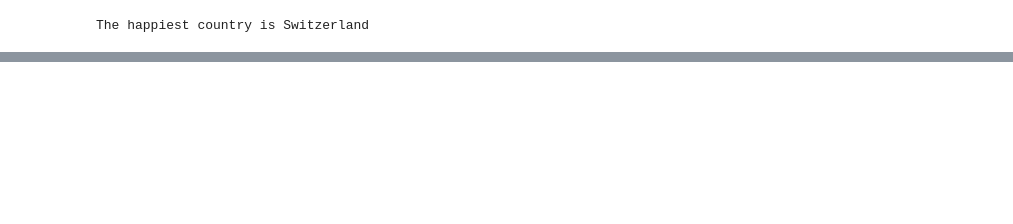
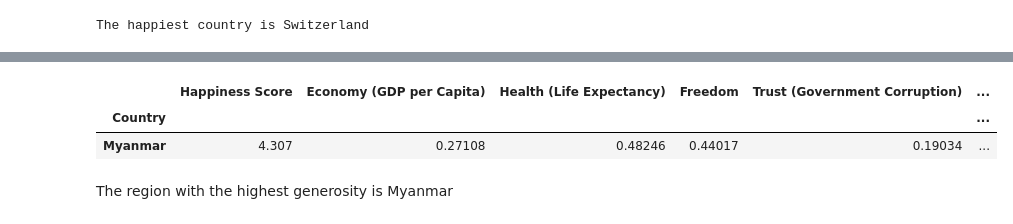
Before and after one commit to Daniel-Oduntan/DDSFE_DOduntan, a Jupyter notebook: HW2/Happiness.ipynb, the cells around one changed output, grey strips where cells are left out. Saved outputs shown, nothing was run; the diff lists cells and outputs as text; code cells hidden in the pictures; blank space fills up the shorter version.

```diff
--- a/HW2/Happiness.ipynb
+++ b/HW2/Happiness.ipynb
@@ -113,0 +156,8 @@ happiness.groupby('Country').max().sort_values(by = 'Happiness Score', ascending
+# %%
+(happiness.groupby('Country').max().sort_values(by = 'Generosity', ascending = False)).head(1)
+# %% [output]
+|  | Happiness Score | Economy (GDP per Capita) | Health (Life Expectancy) | Freedom | Trust (Government Corruption) | ... |
+| Country |  |  |  |  |  | ... |
+| Myanmar | 4.307 | 0.27108 | 0.48246 | 0.44017 | 0.19034 | ... |
+# %% [markdown]
+The region with the highest generosity is Myanmar
```
Also changed, not shown: parts of 18 cells of this notebook.
